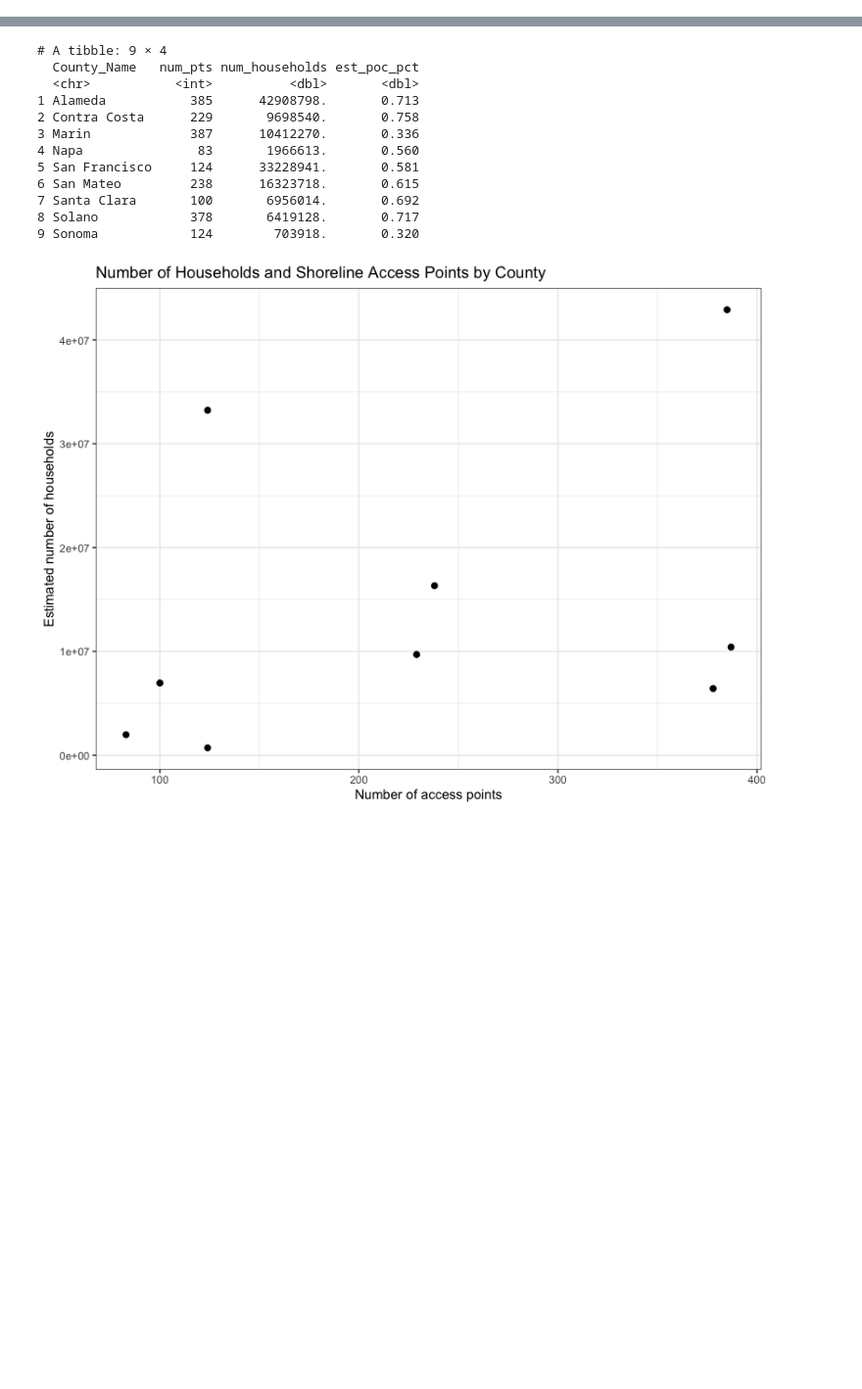
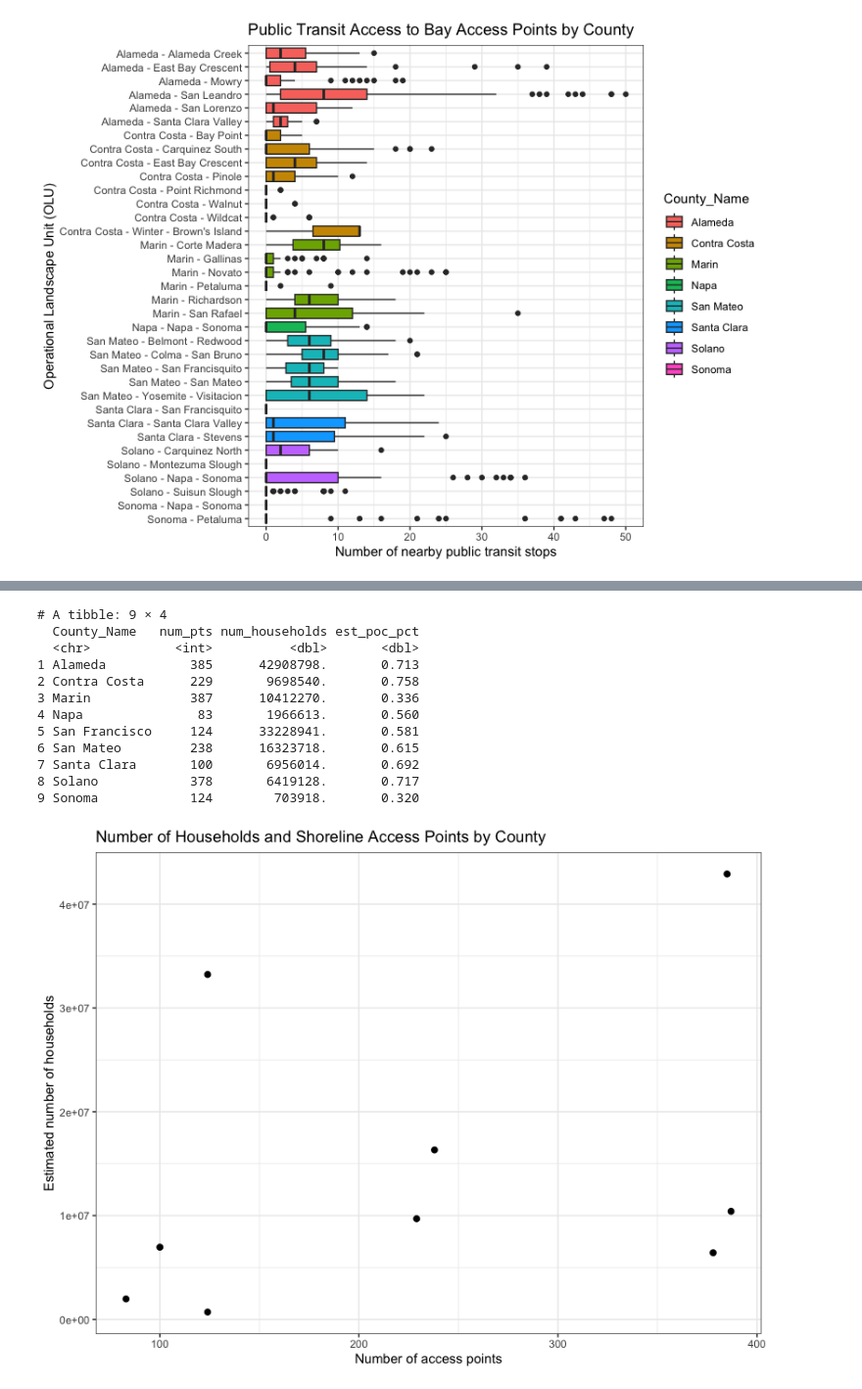
Before and after one commit to ishitabhadra/Equitable-Access-to-SF-Bay-Shoreline, a Jupyter notebook: AccessPoints_EDA.ipynb, the cells around one changed output, grey strips where cells are left out. Shown at 98% size. Drawn from its saved outputs; the diff is of its cells as text; code cells hidden in the pictures; blank space fills up the shorter version.

```diff
--- a/AccessPoints_EDA.ipynb
+++ b/AccessPoints_EDA.ipynb
@@ -23,0 +171,19 @@ $ SFBRA_Site                                           <chr> "No", "No", "No", "
+# %%
+transit_sub <- transit %>%
+  mutate(
+    County_Name = factor(County_Name, levels = county_order),
+    # OLU_Name = factor(OLU_Name, levels = olu_order),
+    County_OLU = paste(County_Name, "-", OLU_Name)
+  ) %>%
+  filter(County_Name != "San Francisco")
+  # filter((OLU_Name != "Mission - Islais") & (OLU_Name != "Golden Gate"))
+
+county_olu_order <- transit_sub %>%
+  arrange(desc(County_OLU)) %>%
+  pull(County_OLU) %>%
+  unique()
+
+transit_sub <- transit_sub %>%
+  mutate(County_OLU = factor(County_OLU, levels = county_olu_order))
+
+head(transit_sub, 10)
@@ -23,0 +207,12 @@ $ SFBRA_Site                                           <chr> "No", "No", "No", "
+# %%
+ggplot(transit_sub, aes(x = County_OLU, y = Public_Transit_Stops, fill = County_Name)) +
+  geom_boxplot() +
+  coord_flip() +
+  labs(
+    title = "Public Transit Access to Bay Access Points by County",
+    x = "Operational Landscape Unit (OLU)",
+    y = "Number of nearby public transit stops"
+  ) +
+  theme_bw()
+# %% [output]
+[figure, added]
```
Also changed, not shown: parts of 15 cells of this notebook.
